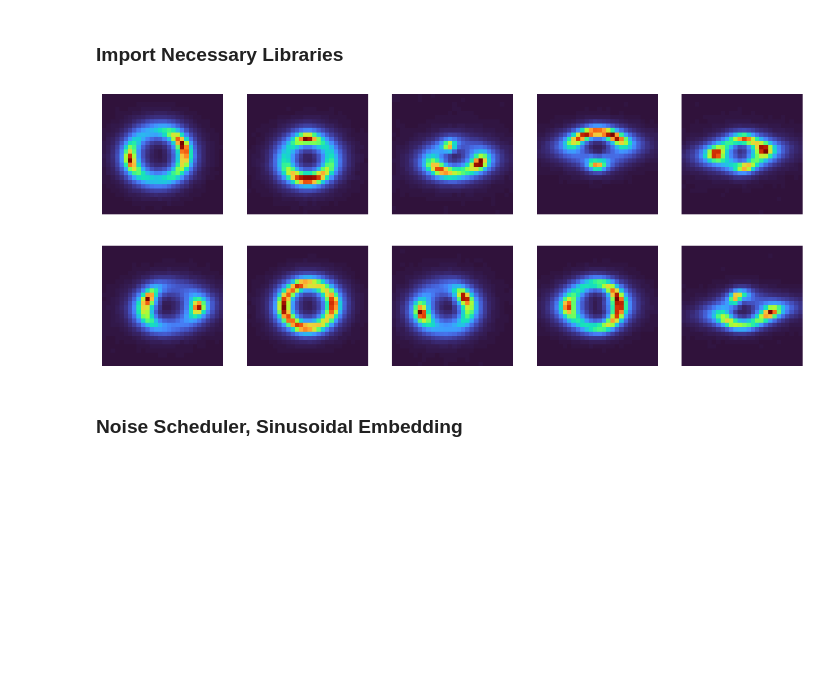
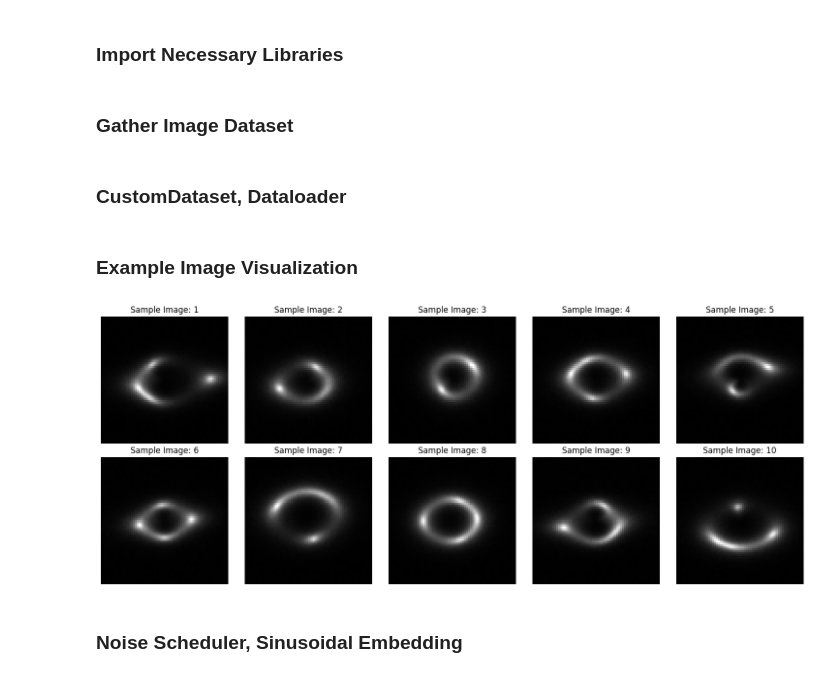
Before and after one commit to gokulmk-12/ml4sci_deeplense_tests, a Jupyter notebook: Task 4/task4.ipynb, the cells around one changed output. Saved outputs shown, nothing was run; the diff lists cells and outputs as text; code cells hidden in the pictures; blank space fills up the shorter version.

```diff
--- a/Task 4/task4.ipynb
+++ b/Task 4/task4.ipynb
@@ -16,4 +16,6 @@ from torchvision import datasets, transforms
 from torch.utils.data import DataLoader, Dataset
+# %% [markdown]
+### Gather Image Dataset
 # %%
 dataset_dir = "dataset"
 
@@ -26,9 +28,11 @@ for file in listDir:
     classList.append(0)
 
 imgList, classList = np.array(imgList), np.array(classList)
+# %% [markdown]
+### CustomDataset, Dataloader
 # %%
 sizeTransform = transforms.Compose([
-    transforms.Resize((28, 28)),
+    transforms.Resize((64, 64), interpolation=transforms.InterpolationMode.BICUBIC, antialias=True),
     transforms.ToTensor(),
 ])
 
@@ -53,16 +57,21 @@ class CustomDataset(Dataset):
 
 trainDataset = CustomDataset(imgList, classList, transform=sizeTransform)
 trainLoader = DataLoader(trainDataset, batch_size=16, shuffle=True)
+# %% [markdown]
+### Example Image Visualization
 # %%
 X, y = next(iter(trainLoader))
-
 fig, ax = plt.subplots(nrows=2, ncols=5, figsize=(15, 6))
 
 for i in range(10):
-    ax[i//5][i%5].imshow(X[i].numpy().squeeze(), cmap="turbo")
+    ax[i//5][i%5].imshow(X[i].numpy().squeeze(), cmap="gray")
+    ax[i//5, i%5].set_title(f"Sample Image: {i+1}")
     ax[i//5][i%5].axis('off')
+
+plt.tight_layout()
+plt.show()
 # %% [output]
-[figure, old version]
+[figure, new version]
 # %% [markdown]
 ### Noise Scheduler, Sinusoidal Embedding
 # %%
```
Also changed, not shown: parts of 7 cells of this notebook, 4 other files.
